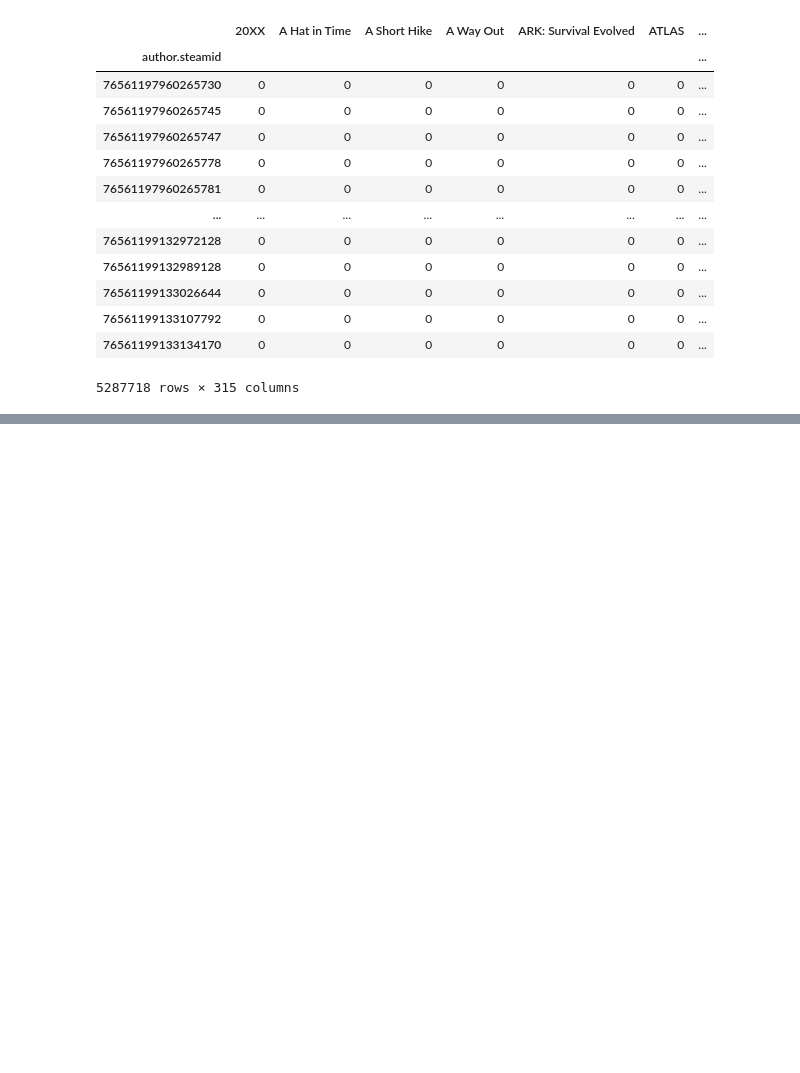
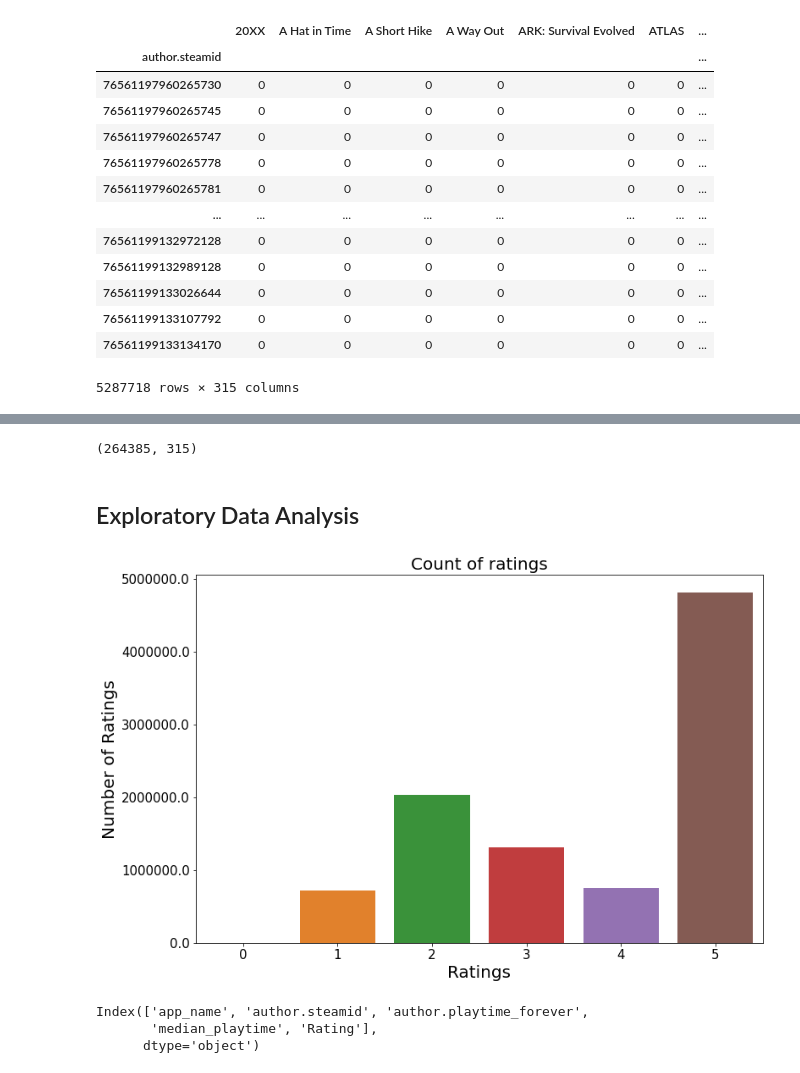
Before and after one commit to abduliante/game-reviews-sentiment-analysis, a Jupyter notebook: notebooks/03_Recommendation_system.ipynb, the cells around one changed output, grey strips where cells are left out. Cells and saved outputs as stored; diff of their text form; code cells hidden in the pictures; blank space fills up the shorter version.

```diff
--- a/notebooks/03_Recommendation_system.ipynb
+++ b/notebooks/03_Recommendation_system.ipynb
@@ -156,5 +136,2 @@ See the caveats in the documentation: https://pandas.pydata.org/pandas-docs/stab
 pickle.dump(df, open("df_rating.pickle", 'wb'))
-# %%
-# open pickle
-df = pickle.load(open("df_rating.pickle", 'rb'))
 # %%
@@ -237,0 +228,9 @@ df = df.iloc[:100000,:]
+# %%
+# pickle load sample
+df = pickle.load(open("sample_sparse.pickle", "rb"))
+# %%
+df.shape
+# %% [output]
+(264385, 315)
+# %% [markdown]
+## Exploratory Data Analysis
@@ -237,0 +241,20 @@ df = df.iloc[:100000,:]
+# %%
+# plot ratings count
+ratings_df = pickle.load(open("rating_no_cols.pickle", 'rb'))
+
+plt.figure(figsize = (12, 8))
+ax = sns.countplot(x="Rating", data=ratings_df)
+ax.set_yticklabels([num for num in ax.get_yticks()])
+plt.tick_params(labelsize = 15)
+plt.title("Count of ratings", fontsize = 20)
+plt.xlabel("Ratings", fontsize = 20)
+plt.ylabel("Number of Ratings", fontsize = 20)
+plt.show()
+# %% [output]
+[figure, added]
+# %%
+ratings_df.columns
+# %% [output]
+Index(['app_name', 'author.steamid', 'author.playtime_forever',
+       'median_playtime', 'Rating'],
+      dtype='object')
```
Also changed, not shown: parts of 52 cells of this notebook.
